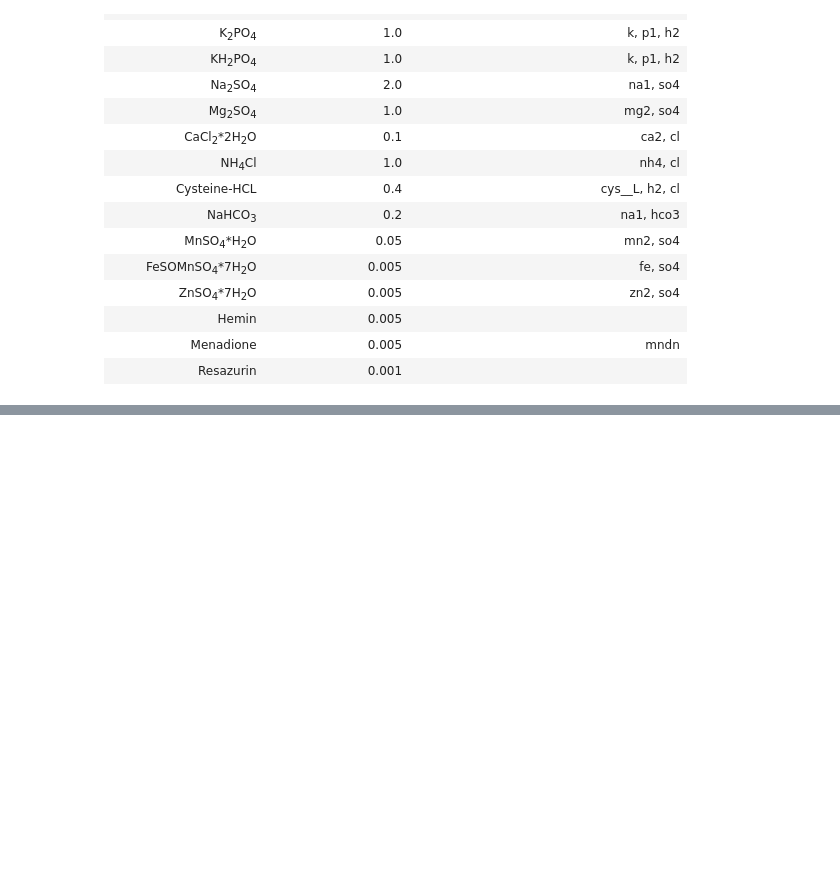
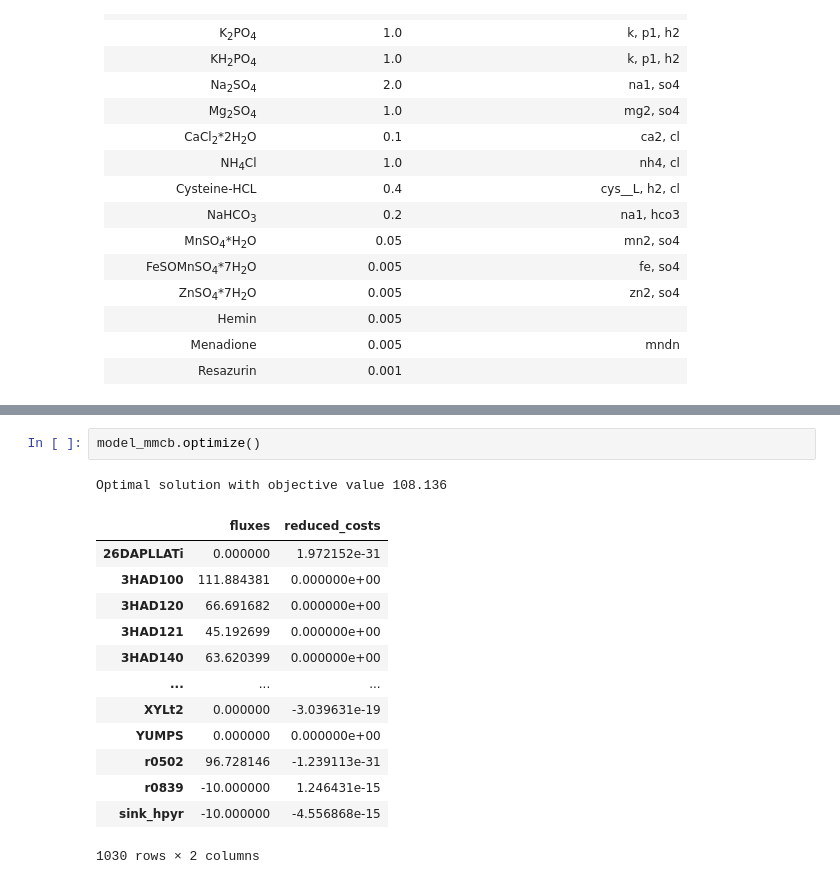
Before and after one commit to PrabJ/Flux_Balance_F_Prausnitzii, a Jupyter notebook: Metabolic_flux.ipynb, the cells around one changed output, grey strips where cells are left out. Drawn from its saved outputs; the diff is of its cells as text; blank space fills up the shorter version.

```diff
--- a/Metabolic_flux.ipynb
+++ b/Metabolic_flux.ipynb
@@ -521,0 +754,17 @@ Active reaction : 381 which represent 36.990291% of the model
+# %%
+model_mmcb.optimize()
+# %% [output]
+Optimal solution with objective value 108.136
+|  | fluxes | reduced_costs |
+| 26DAPLLATi | 0.000000 | 1.972152e-31 |
+| 3HAD100 | 111.884381 | 0.000000e+00 |
+| 3HAD120 | 66.691682 | 0.000000e+00 |
+| 3HAD121 | 45.192699 | 0.000000e+00 |
+| 3HAD140 | 63.620399 | 0.000000e+00 |
+| ... | ... | ... |
+| XYLt2 | 0.000000 | -3.039631e-19 |
+| YUMPS | 0.000000 | 0.000000e+00 |
+| r0502 | 96.728146 | -1.239113e-31 |
+| r0839 | -10.000000 | 1.246431e-15 |
+| sink_hpyr | -10.000000 | -4.556868e-15 |
+1030 rows × 2 columns
```
Also changed, not shown: parts of 13 cells of this notebook, 1 other file.
